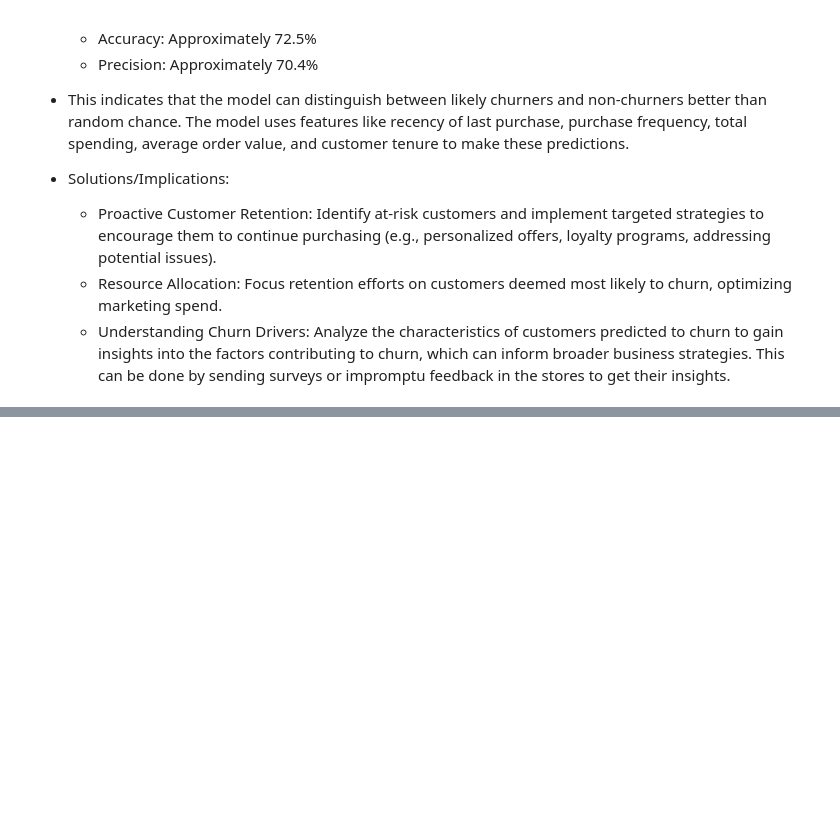
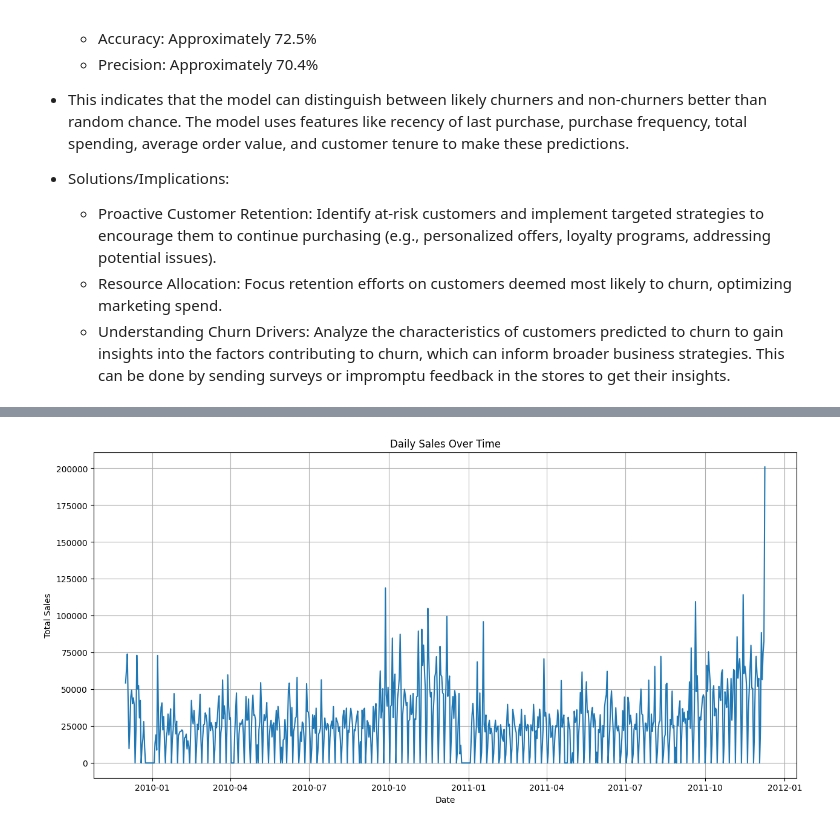
Before and after one commit to chirongaA/dataanalytics, a Jupyter notebook: mining.ipynb, the cells around one changed output, grey strips where cells are left out. Cells and saved outputs as stored; diff of their text form; code cells hidden in the pictures; blank space fills up the shorter version.

```diff
--- a/mining.ipynb
+++ b/mining.ipynb
@@ -1301,0 +1411,24 @@ Churn Definition: We defined churn based on inactivity in the 90 days prior to t
+# %%
+# Aggregate daily sales
+daily_sales = df_cleaned.groupby('Date')['Sales'].sum().reset_index()
+daily_sales['Date'] = pd.to_datetime(daily_sales['Date'])
+daily_sales.set_index('Date', inplace=True)
+# %%
+# Ensure the series is regular for decomposition (fill missing dates with 0 sales). Create a full date range from the min to max date in your data
+min_date = daily_sales.index.min()
+max_date = daily_sales.index.max()
+full_date_range = pd.date_range(start=min_date, end=max_date, freq='D')
+
+# Reindex daily_sales to this full range and fill missing values with 0
+daily_sales = daily_sales.reindex(full_date_range, fill_value=0)
+
+# Plot the daily sales to observe overall trend
+plt.figure(figsize=(15, 7))
+plt.plot(daily_sales.index, daily_sales['Sales'])
+plt.title('Daily Sales Over Time')
+plt.xlabel('Date')
+plt.ylabel('Total Sales')
+plt.grid(True)
+plt.show()
+# %% [output]
+[figure, added]
```
Also changed, not shown: parts of 23 cells of this notebook, 1 other file.
